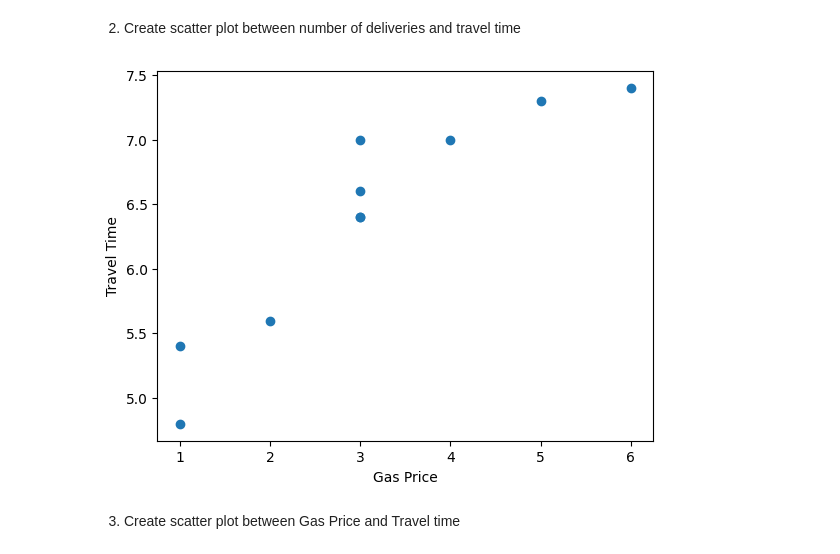
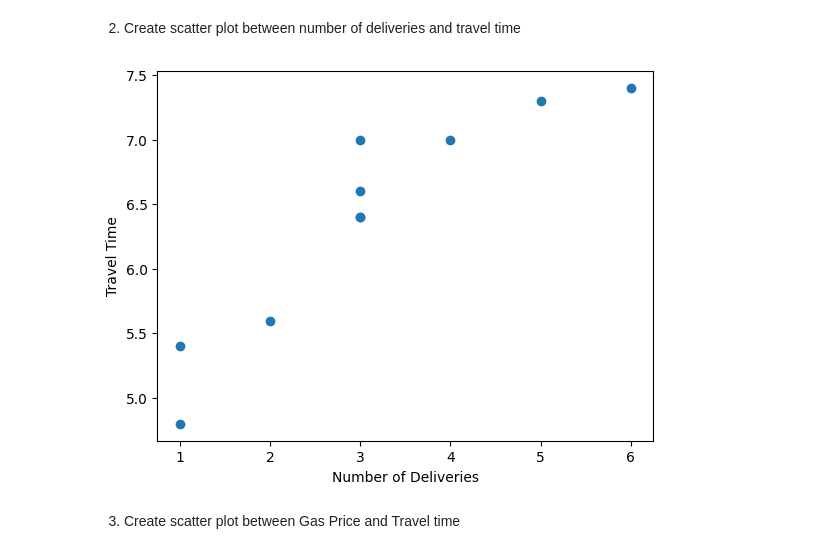
Before and after one commit to robitussin/CCMACLRL, a Jupyter notebook: Exercise2B.ipynb, the cells around one changed output. Saved outputs shown, nothing was run; the diff lists cells and outputs as text; code cells hidden in the pictures.

```diff
--- a/Exercise2B.ipynb
+++ b/Exercise2B.ipynb
@@ -45,12 +45,12 @@ plt.show()
 # %%
 # put your answer here
 plt.scatter(df['Number of Deliveries'], df['Travel Time'])
 
-plt.xlabel("Miles Traveled")
-plt.ylabel("Travel Time")
+plt.xlabel('Number of Deliveries')
+plt.ylabel('Travel Time')
 plt.show()
 # %% [output]
-[figure, old version]
+[figure, new version]
 # %% [markdown]
 3. Create scatter plot between Gas Price and Travel time
 # %%
```
Also changed, not shown: parts of 8 cells of this notebook.
